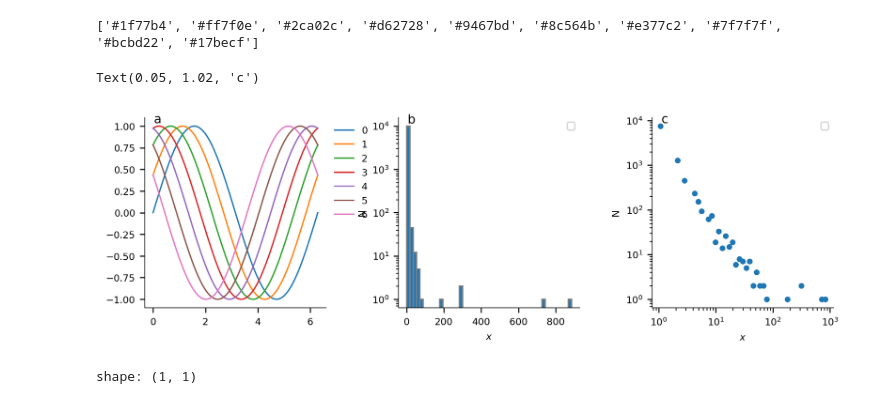
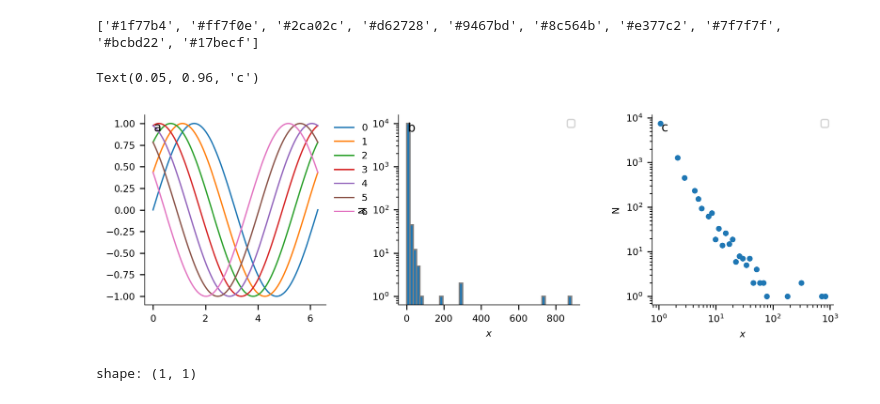
Before and after one commit to psmuler/preprint-journal, a Jupyter notebook: 3.preprint_count.ipynb, the cells around one changed output. Saved outputs shown, nothing was run; the diff lists cells and outputs as text; code cells hidden in the pictures.

```diff
--- a/3.preprint_count.ipynb
+++ b/3.preprint_count.ipynb
@@ -22,36 +22,36 @@ for i in range(n):
 ax1.spines[['right', 'top']].set_visible(False)
 ax1.tick_params(which='both', top=False, right=False)
 ax1.legend(loc='upper left', bbox_to_anchor=(1,1),frameon=False)
-ax1.text(0.05, 1.02, 'a', va='top', transform=ax1.transAxes, fontsize=9)
+ax1.text(0.05, 0.96, 'a', va='top', transform=ax1.transAxes, fontsize=9)
 
 
 np.random.seed(0)
 a = 2.5  # べき分布の指数（べき指数）
 size = 10000  # データのサイズ
 data = np.random.zipf(a, size)
 
 ax2.hist(data, bins=50, log=True, edgecolor='gray')
 ax2.set_xlabel('$x$')
 ax2.set_ylabel('N')
 ax2.spines[['right', 'top']].set_visible(False)
 ax2.tick_params(which='both', top=False, right=False)
 ax2.legend()
-ax2.text(0.05, 1.02, 'b', va='top', transform=ax2.transAxes, fontsize=9)
+ax2.text(0.05, 0.96, 'b', va='top', transform=ax2.transAxes, fontsize=9)
 
 bins = np.logspace(np.log10(data.min()), np.log10(data.max()), 50)
 hist, bin_edges = np.histogram(data, bins=bins)
 bin_centers = (bin_edges[:-1] + bin_edges[1:]) / 2
 ax3.scatter(bin_centers, hist, s=10)
 ax3.set_xscale('log')  # x軸を対数スケールに設定
 ax3.set_yscale('log')  # y軸を対数スケールに設定
 ax3.set_xlabel('$x$')
 ax3.set_ylabel('N')
 ax3.spines[['right', 'top']].set_visible(False)
 ax3.tick_params(which='both', top=False, right=False)
 ax3.legend()
-ax3.text(0.05, 1.02, 'c', va='top', transform=ax3.transAxes, fontsize=9)
+ax3.text(0.05, 0.96, 'c', va='top', transform=ax3.transAxes, fontsize=9)
 # %% [output]
 ['#1f77b4', '#ff7f0e', '#2ca02c', '#d62728', '#9467bd', '#8c564b', '#e377c2', '#7f7f7f', '#bcbd22', '#17becf']
-Text(0.05, 1.02, 'c')
+Text(0.05, 0.96, 'c')
-[figure, old version]
+[figure, new version]
 # %%
```
Also changed, not shown: parts of 9 cells of this notebook, 16 other files.
